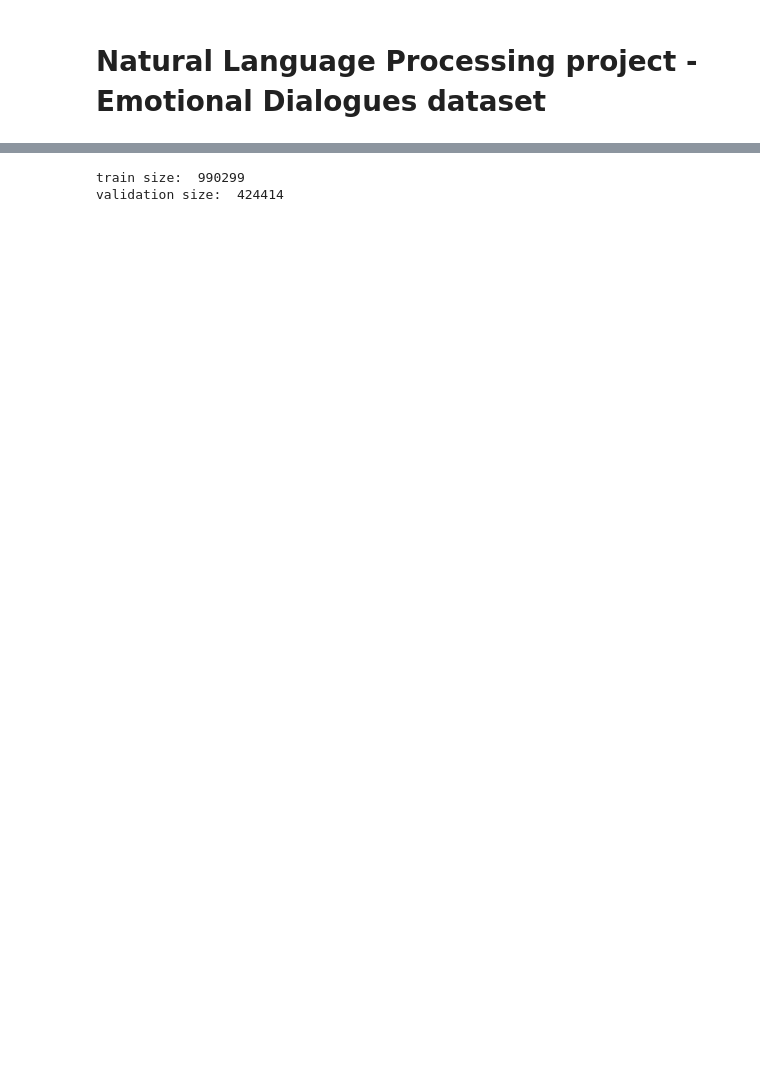
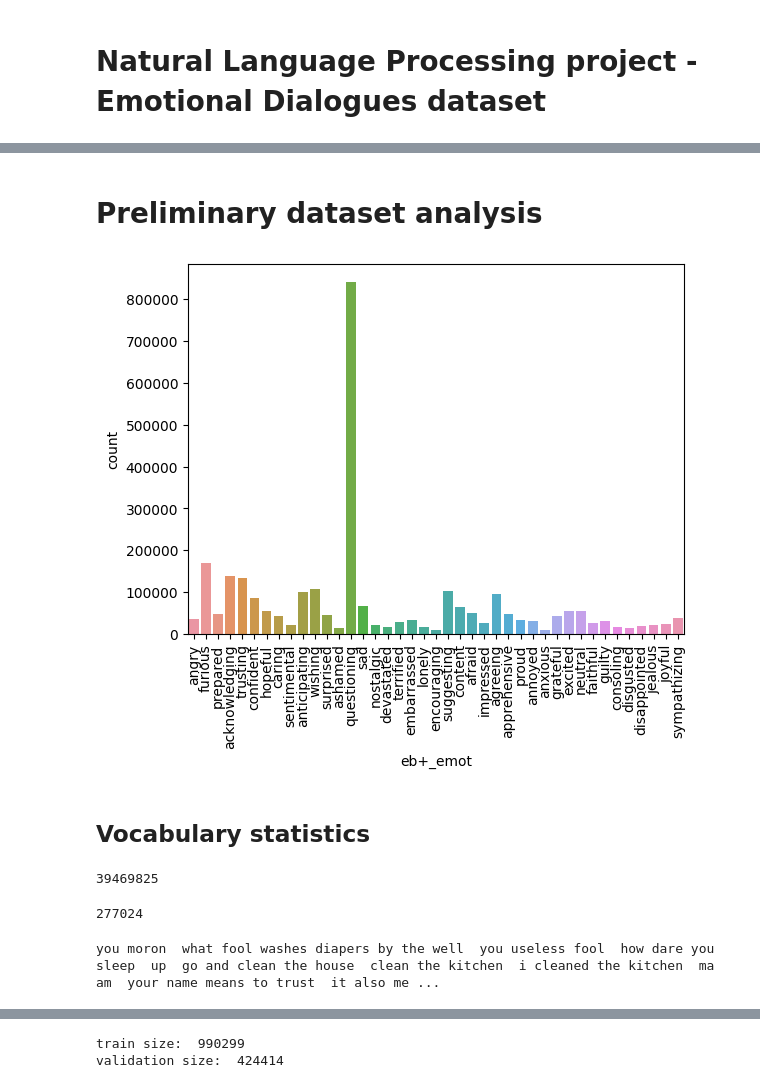
Before and after one commit to SimonGiampy/Natural-Language-Processing-Sentiment-Analysis, a Jupyter notebook: Code/deliverable.ipynb, the cells around one changed output, grey strips where cells are left out. Cells and saved outputs as stored; diff of their text form; code cells hidden in the pictures; blank space fills up the shorter version.

```diff
--- a/Code/deliverable.ipynb
+++ b/Code/deliverable.ipynb
@@ -2,0 +66,12 @@
+# %% [markdown]
+# Preliminary dataset analysis
+# %%
+# plot classes distribution
+sns.countplot(x='eb+_emot', data=dataset)
+# write class names vertically
+plt.xticks(rotation=90)
+plt.show()
+# %% [output]
+[figure, added]
+# %% [markdown]
+## Vocabulary statistics
@@ -2,0 +84,19 @@
+# %%
+doc = ", ".join(dataset["uttr"])
+words = doc.split()
+len(words)
+# %% [output]
+39469825
+# %%
+lowercase_doc = doc.lower()
+words = lowercase_doc.split()
+vocab = set(words)
+len(vocab)
+# %% [output]
+277024
+# %%
+regex = '[' + string.punctuation + ']'
+doc2_nopunctuation = re.sub(regex,'',lowercase_doc)
+print(doc2_nopunctuation[:1000])
+# %% [output]
+you moron  what fool washes diapers by the well  you useless fool  how dare you sleep  up  go and clean the house  clean the kitchen  i cleaned the kitchen  ma am  your name means to trust  it also me ...
```
Also changed, not shown: parts of 52 cells of this notebook.
